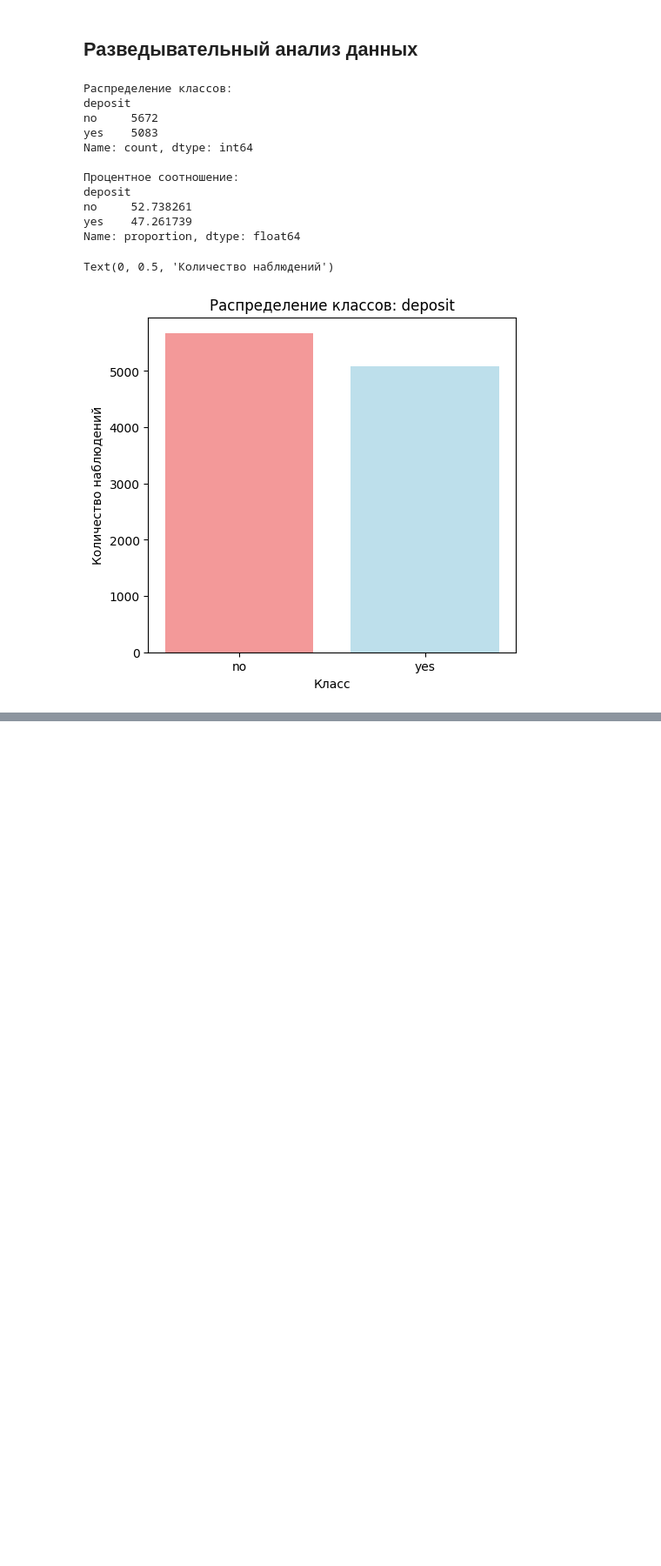
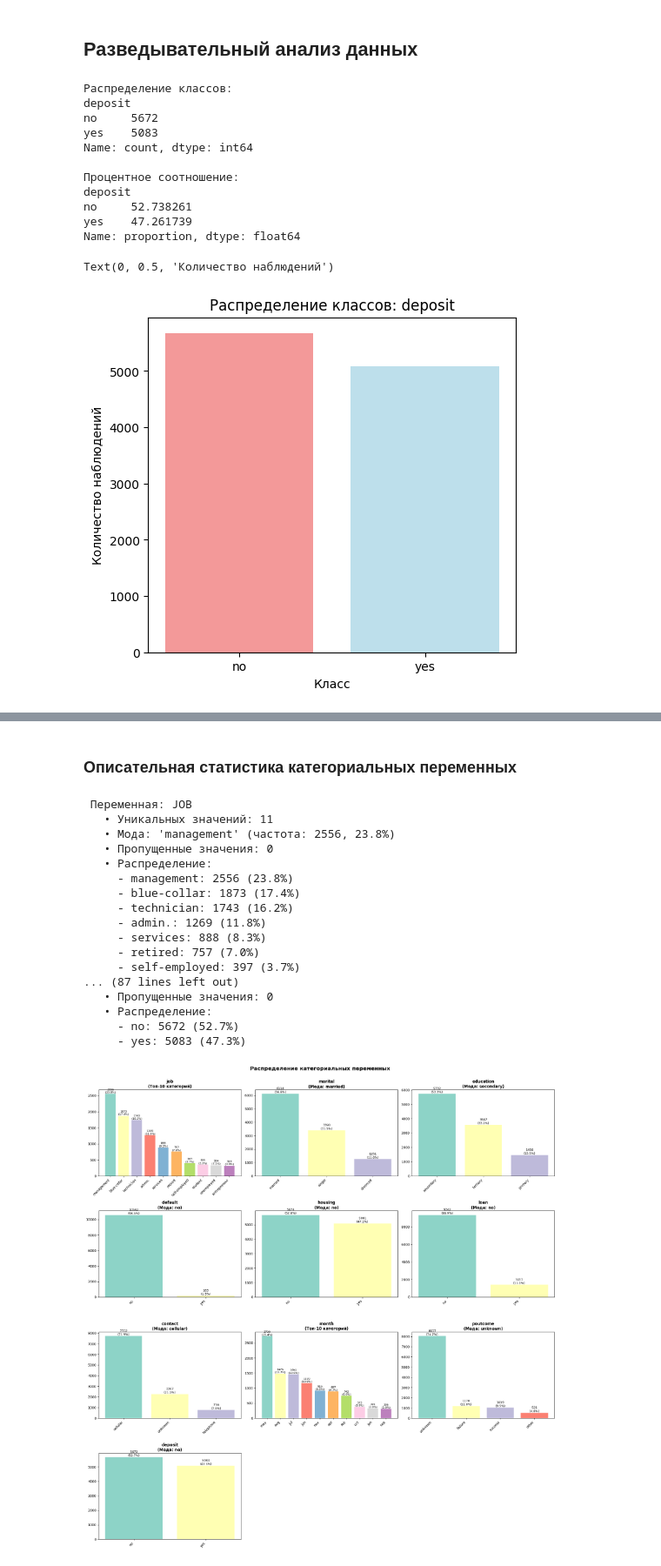
Before and after one commit to UlyanaGru/ML_project4, a Jupyter notebook: ml_progect4.ipynb, the cells around one changed output, grey strips where cells are left out. Shown: that part at 87% size. Saved outputs shown, nothing was run; the diff lists cells and outputs as text; code cells hidden in the pictures; blank space fills up the shorter version.

Commit message:
descriptive statistics for categorical variables

```diff
--- a/ml_progect4.ipynb
+++ b/ml_progect4.ipynb
@@ -308,0 +329,78 @@ print(descriptive_stats[['count', 'mean', 'std', 'min', '25%', '50%', '75%', 'ma
+# %% [markdown]
+### Описательная статистика категориальных переменных
+# %%
+#Установка стиля графиков
+plt.style.use('default')
+sns.set_palette("husl")
+#Категориальные переменные
+categorical_cols = ['job', 'marital', 'education', 'default', 'housing', 'loan',
+                    'contact', 'month', 'poutcome', 'deposit']
+#Создаем subplot сетку
+fig, axes = plt.subplots(4, 3, figsize=(20, 20))
+axes = axes.flatten()
+for i, col in enumerate(categorical_cols):
+    if i < len(axes):
+        #Рассчитываем статистики
+        value_counts = df[col].value_counts()
+        percentages = df[col].value_counts(normalize=True) * 100
+        mode_value = value_counts.index[0]
+        mode_count = value_counts.iloc[0]
+        mode_percentage = percentages.iloc[0]
+        unique_count = df[col].nunique()
+        missing_count = df[col].isnull().sum()
+        #Выводим статистики
+        print(f"\n Переменная: {col.upper()}")
+        print(f"   • Уникальных значений: {unique_count}")
+        print(f"   • Мода: '{mode_value}' (частота: {mode_count}, {mode_percentage:.1f}%)")
+        print(f"   • Пропущенные значения: {missing_count}")
+        print(f"   • Распределение:")
+        for val, count, perc in zip(value_counts.index, value_counts.values, percentages.values):
+            print(f"     - {val}: {count} ({perc:.1f}%)")
+        #Визуализаци
+        if unique_count <= 10:  # Для переменных с небольшим количеством категорий
+            bars = axes[i].bar(range(len(value_counts)), value_counts.values,
+                              color=plt.cm.Set3(np.arange(len(value_counts))))
+            axes[i].set_title(f'{col}\n(Мода: {mode_value})', fontsize=12, fontweight='bold')
+            axes[i].set_xticks(range(len(value_counts)))
+            axes[i].set_xticklabels(value_counts.index, rotation=45, ha='right')
+            #Добавляем значения на столбцы
+            for bar, count, perc in zip(bars, value_counts.values, percentages.values):
+                height = bar.get_height()
+                axes[i].text(bar.get_x() + bar.get_width()/2., height + 5,
+                           f'{count}\n({perc:.1f}%)', ha='center', va='bottom', fontsize=9)
+        else:  #Для переменных с большим количеством категорий (топ-10)
+            top_10 = value_counts.head(10)
+            bars = axes[i].bar(range(len(top_10)), top_10.values,
+                              color=plt.cm.Set3(np.arange(len(top_10))))
+            axes[i].set_title(f'{col}\n(Топ-10 категорий)', fontsize=12, fontweight='bold')
+            axes[i].set_xticks(range(len(top_10)))
+            axes[i].set_xticklabels(top_10.index, rotation=45, ha='right')
+            for bar, count, perc in zip(bars, top_10.values, (top_10/len(df)*100).values):
+                height = bar.get_height()
+                axes[i].text(bar.get_x() + bar.get_width()/2., height + 5,
+                           f'{count}\n({perc:.1f}%)', ha='center', va='bottom', fontsize=8)
+#Скрываем лишние subplots
+for j in range(len(categorical_cols), len(axes)):
+    axes[j].set_visible(False)
+plt.tight_layout()
+plt.suptitle('Распределение категориальных переменных', fontsize=16, fontweight='bold', y=1.02)
+plt.show()
+# %% [output]
+ Переменная: JOB
+   • Уникальных значений: 11
+   • Мода: 'management' (частота: 2556, 23.8%)
+   • Пропущенные значения: 0
+   • Распределение:
+     - management: 2556 (23.8%)
+     - blue-collar: 1873 (17.4%)
+     - technician: 1743 (16.2%)
+     - admin.: 1269 (11.8%)
+     - services: 888 (8.3%)
+     - retired: 757 (7.0%)
+     - self-employed: 397 (3.7%)
+... (87 lines left out)
+   • Пропущенные значения: 0
+   • Распределение:
+     - no: 5672 (52.7%)
+     - yes: 5083 (47.3%)
+[figure, added]
```
Also changed, not shown: parts of 2 cells of this notebook.
